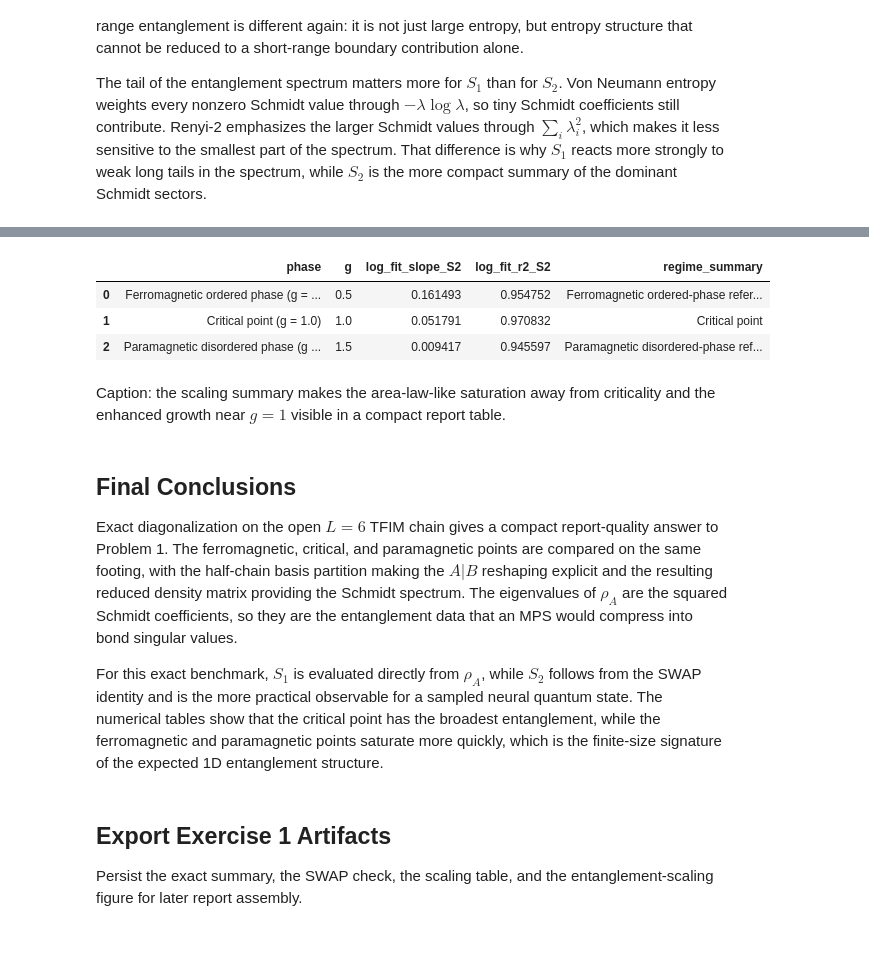
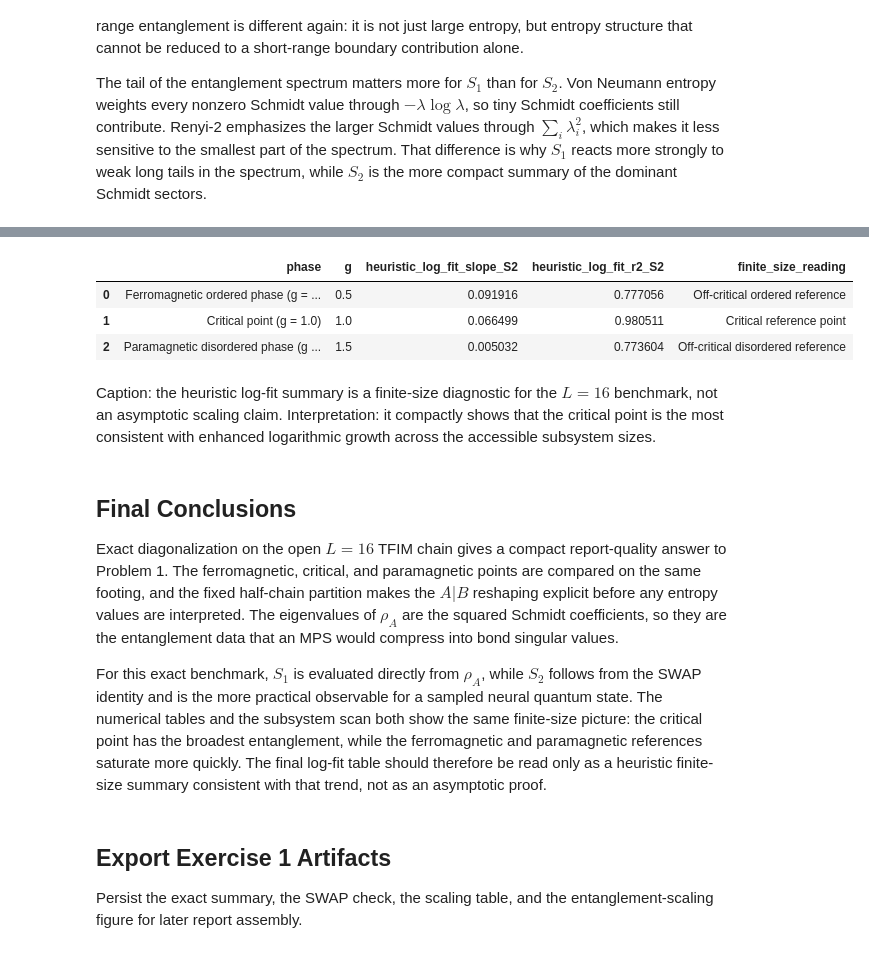
Before and after one commit to SBT2004/NQS, a Jupyter notebook: Balint/demos/exercise_1.ipynb, the cells around one changed output, grey strips where cells are left out. Saved outputs shown, nothing was run; the diff lists cells and outputs as text; code cells hidden in the pictures.

```diff
--- a/Balint/demos/exercise_1.ipynb
+++ b/Balint/demos/exercise_1.ipynb
@@ -22,8 +22,10 @@ from exercise_report_helper import (
 )
 from nqs.workflows import build_system, exact_observables_summary, half_subsystem
 # %%
-chain_length = 6
+chain_length = 16
 subsystem_sites = half_subsystem(chain_length)
+subsystem_B_sites = tuple(site for site in range(chain_length) if site not in subsystem_sites)
+alternating_chain_state = np.resize(np.array([0, 1], dtype=np.uint8), chain_length)
 exercise_output_dir = ensure_report_output_dir('exercise_1')
 
 phase_specs = {
@@ -196,29 +200,29 @@ Caption: the entanglement-scaling plot shows that the critical point has the bro
 # %%
 exercise_1_scaling_summary = pd.DataFrame([
     {
         'phase': phase_labels[label],
         'g': g_values[label],
-        'log_fit_slope_S2': exact['scaling_fit']['slope'] if exact['scaling_fit'] is not None else np.nan,
-        'log_fit_r2_S2': exact['scaling_fit']['r_squared'] if exact['scaling_fit'] is not None else np.nan,
-        'regime_summary': 'Ferromagnetic ordered-phase reference' if np.isclose(g_values[label], 0.5) else ('Critical point' if np.isclose(g_values[label], 1.0) else 'Paramagnetic disordered-phase reference'),
+        'heuristic_log_fit_slope_S2': exact['scaling_fit']['slope'] if exact['scaling_fit'] is not None else np.nan,
+        'heuristic_log_fit_r2_S2': exact['scaling_fit']['r_squared'] if exact['scaling_fit'] is not None else np.nan,
+        'finite_size_reading': 'Off-critical ordered reference' if np.isclose(g_values[label], 0.5) else ('Critical reference point' if np.isclose(g_values[label], 1.0) else 'Off-critical disordered reference'),
     }
     for label, exact in exercise_1_exact.items()
 ]).sort_values('g').reset_index(drop=True)
 
 exercise_1_scaling_summary
 # %% [output]
-|  | phase | g | log_fit_slope_S2 | log_fit_r2_S2 | regime_summary |
-| 0 | Ferromagnetic ordered phase (g = ... | 0.5 | 0.161493 | 0.954752 | Ferromagnetic ordered-phase refer... |
-| 1 | Critical point (g = 1.0) | 1.0 | 0.051791 | 0.970832 | Critical point |
-| 2 | Paramagnetic disordered phase (g ... | 1.5 | 0.009417 | 0.945597 | Paramagnetic disordered-phase ref... |
+|  | phase | g | heuristic_log_fit_slope_S2 | heuristic_log_fit_r2_S2 | finite_size_reading |
+| 0 | Ferromagnetic ordered phase (g = ... | 0.5 | 0.091916 | 0.777056 | Off-critical ordered reference |
+| 1 | Critical point (g = 1.0) | 1.0 | 0.066499 | 0.980511 | Critical reference point |
+| 2 | Paramagnetic disordered phase (g ... | 1.5 | 0.005032 | 0.773604 | Off-critical disordered reference |
 # %% [markdown]
-Caption: the scaling summary makes the area-law-like saturation away from criticality and the enhanced growth near $g = 1$ visible in a compact report table.
+Caption: the heuristic log-fit summary is a finite-size diagnostic for the $L = 16$ benchmark, not an asymptotic scaling claim. Interpretation: it compactly shows that the critical point is the most consistent with enhanced logarithmic growth across the accessible subsystem sizes.
 # %% [markdown]
 ## Final Conclusions
 
-Exact diagonalization on the open $L = 6$ TFIM chain gives a compact report-quality answer to Problem 1. The ferromagnetic, critical, and paramagnetic points are compared on the same footing, with the half-chain basis partition making the $A|B$ reshaping explicit and the resulting reduced density matrix providing the Schmidt spectrum. The eigenvalues of $\rho_A$ are the squared Schmidt coefficients, so they are the entanglement data that an MPS would compress into bond singular values.
+Exact diagonalization on the open $L = 16$ TFIM chain gives a compact report-quality answer to Problem 1. The ferromagnetic, critical, and paramagnetic points are compared on the same footing, and the fixed half-chain partition makes the $A|B$ reshaping explicit before any entropy values are interpreted. The eigenvalues of $\rho_A$ are the squared Schmidt coefficients, so they are the entanglement data that an MPS would compress into bond singular values.
 
-For this exact benchmark, $S_1$ is evaluated directly from $\rho_A$, while $S_2$ follows from the SWAP identity and is the more practical observable for a sampled neural quantum state. The numerical tables show that the critical point has the broadest entanglement, while the ferromagnetic and paramagnetic points saturate more quickly, which is the finite-size signature of the expected 1D entanglement structure.
+For this exact benchmark, $S_1$ is evaluated directly from $\rho_A$, while $S_2$ follows from the SWAP identity and is the more practical observable for a sampled neural quantum state. The numerical tables and the subsystem scan both show the same finite-size picture: the critical point has the broadest entanglement, while the ferromagnetic and paramagnetic references saturate more quickly. The final log-fit table should therefore be read only as a heuristic finite-size summary consistent with that trend, not as an asymptotic proof.
 # %% [markdown]
 ## Export Exercise 1 Artifacts
 
```
Also changed, not shown: parts of 10 cells of this notebook.
